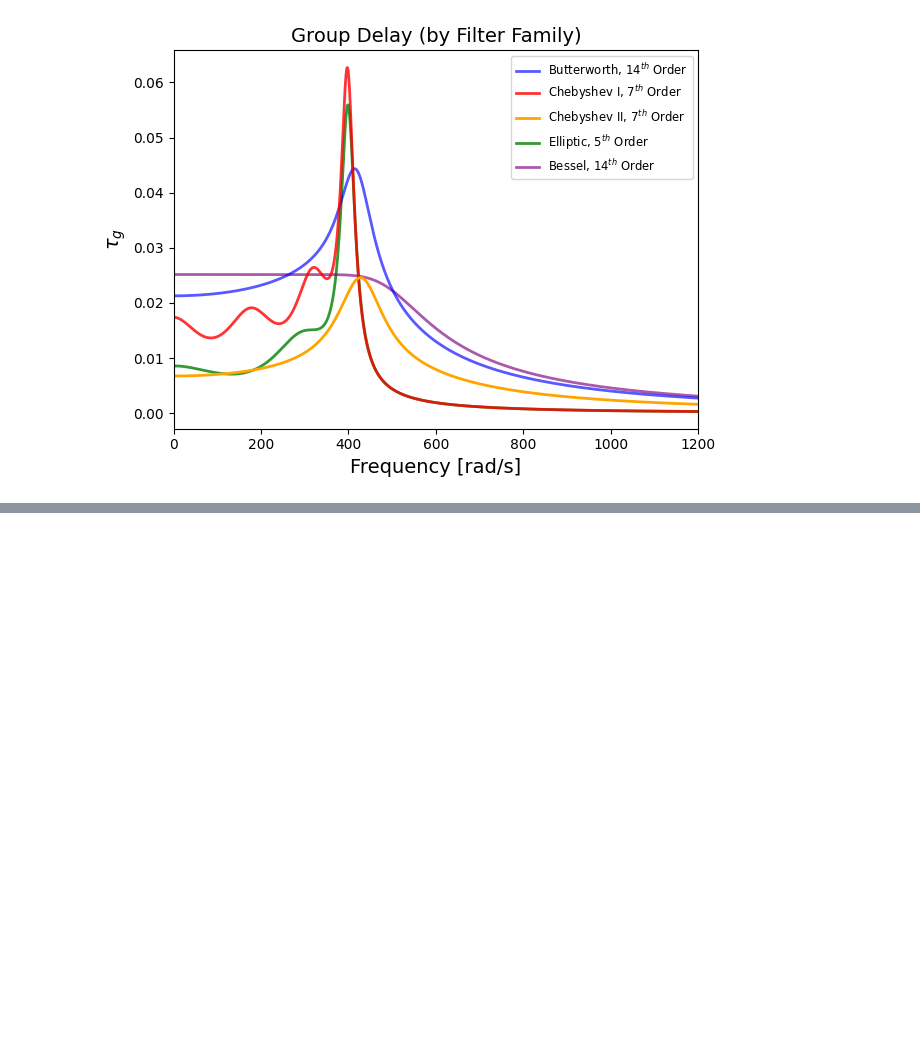
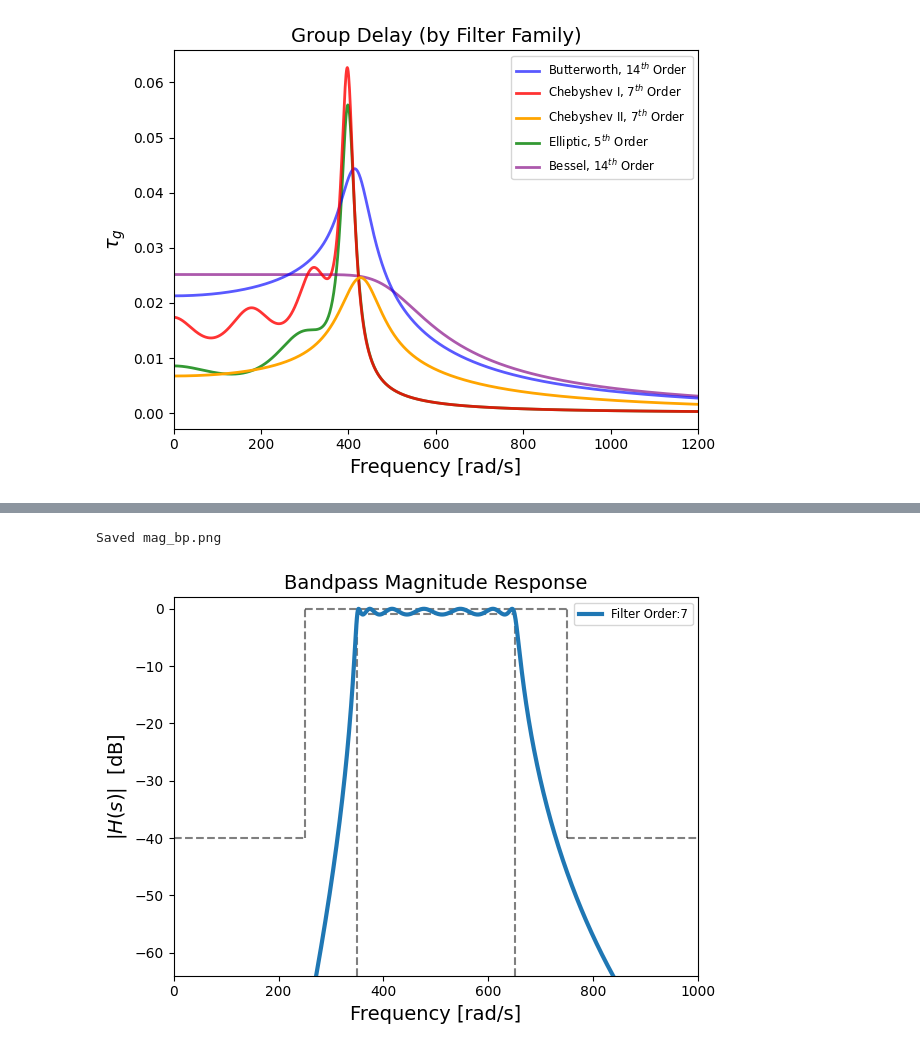
Before and after one commit to NobodyPickedThis/ECE_316_HW_6_Analog_Filter_Design, a Jupyter notebook: working_code.ipynb, the cells around one changed output, grey strips where cells are left out. Cells and saved outputs as stored; diff of their text form; code cells hidden in the pictures; blank space fills up the shorter version.

```diff
--- a/working_code.ipynb
+++ b/working_code.ipynb
@@ -259,0 +316,51 @@ Saved group_delay.png
+# %%
+# Spec visualization
+wp_r = 650
+ws_r = 750
+wp_l = 350
+ws_l = 250
+gpass = 1
+gstop = 40
+
+ord_bp, wn_bp = sg.cheb1ord(wp=[wp_l, wp_r], ws=[ws_l, ws_r], gpass=gpass, gstop=gstop, analog=True)
+
+bp_z, bp_p, bp_k = sg.cheby1(N=ord_bp, rp=gpass, Wn = wn_bp, btype='bandpass', analog='True', output='zpk')
+bp_w, bp_resp = sg.freqs_zpk(z=bp_z, p=bp_p, k=bp_k, worN=np.linspace(0,1000,1000))
+bp_mag = 20 * np.log10(abs(bp_resp))
+bp_phase = np.angle(bp_resp)
+bp_group_delay = -np.diff(np.unwrap(bp_phase)) / np.diff(bp_w)
+# %%
+figure = plt.figure()
+ax = figure.add_subplot(1, 1, 1)
+ax.set_title(r'Bandpass Magnitude Response', fontsize=14)
+
+# Passband restrictions
+ax.axhline(y=0, xmin=(ws_l / 1000), xmax=(ws_r / 1000), color='black', lw=1.5, zorder=3, linestyle="dashed", alpha=0.5)
+ax.axhline(y=-passband_ripple, xmin=(wp_l / 1000), xmax=(wp_r / 1000), color='black', lw=1.5, zorder=3, linestyle="dashed", alpha=0.5)
+
+# Transition band restriction
+ax.axvline(x=ws_l, ymin=(66-40-2)/66, ymax=32/33, color='black', lw=1.5, zorder=3, linestyle="dashed", alpha=0.5)
+ax.axvline(x=ws_r, ymin=(66-40-2)/66, ymax=32/33, color='black', lw=1.5, zorder=3, linestyle="dashed", alpha=0.5)
+
+ax.axvline(x=wp_l, ymin=0, ymax=(64 - passband_ripple) / 66, color='black', lw=1.5, zorder=3, linestyle="dashed", alpha=0.5)
+ax.axvline(x=wp_r, ymin=0, ymax=(64 - passband_ripple) / 66, color='black', lw=1.5, zorder=3, linestyle="dashed", alpha=0.5)
+
+# Stopband restrictions
+ax.axhline(y=-gstop, xmin=(ws_r / 1000), xmax=1, color='black', lw=1.5, zorder=3, linestyle="dashed", alpha=0.5)
+ax.axhline(y=-gstop, xmin=0, xmax=(ws_l / 1000), color='black', lw=1.5, zorder=3, linestyle="dashed", alpha=0.5)
+
+ax.set_xlabel(r'Frequency [rad/s]', fontsize=14)
+ax.set_xlim(0, 1000)
+
+ax.set_ylabel(r'$|H(s)|$  [dB]', fontsize=14)
+ax.set_ylim(ymin=-64, ymax=2)
+
+ax.plot(bp_w, bp_mag, zorder=5, lw=3, label=("".join(["Filter Order:", str(ord_bp)])))
+
+plt.legend(loc="upper right", fontsize="small")
+plt.tight_layout()
+plt.savefig('mag_bp.png', dpi=150, bbox_inches='tight')
+print("Saved mag_bp.png")
+# %% [output]
+Saved mag_bp.png
+[figure, added]
```
Also changed, not shown: parts of 5 cells of this notebook, 5 other files.
